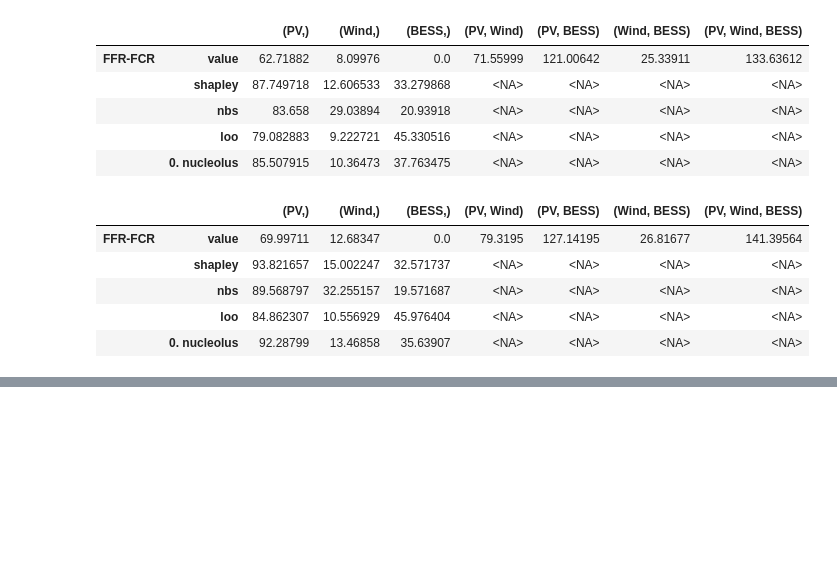
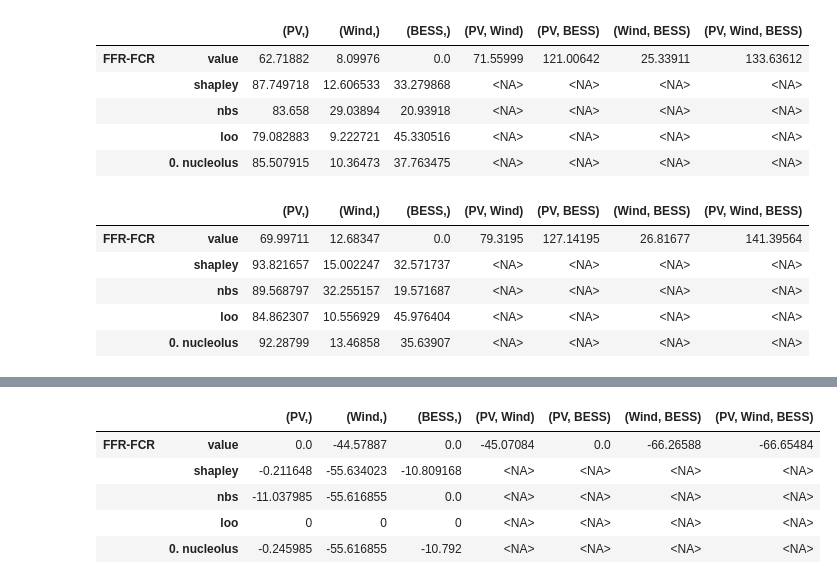
Before and after one commit to cvonholly/dvpp_reward_mechanism, a Jupyter notebook: frequency_analysis.ipynb, the cells around one changed output, grey strips where cells are left out. Drawn from its saved outputs; the diff is of its cells as text; code cells hidden in the pictures; blank space fills up the shorter version.

```diff
--- a/frequency_analysis.ipynb
+++ b/frequency_analysis.ipynb
@@ -209,6 +223,7 @@ from src.nucleolus import get_nucleolus
 # %%
 def add_reward_mechanisms(df: pd.DataFrame, players: list,
-                    add_LOO=False, add_nucleolus=True) -> pd.DataFrame:
+                    add_LOO=False, add_nucleolus=True,
+                    add_core_empty_nucleolus=False) -> pd.DataFrame:
     """
     Add shapely and nbs values to dataframe df, and optionally LOO and nucleolus.
 
@@ -232,7 +247,14 @@ def add_reward_mechanisms(df: pd.DataFrame, players: list,
         if add_LOO:
             loo = get_loo(v, players)
             df_new.loc[(idx, 'loo'), list((k,) for k in loo.keys())] = list(loo.values())
-        if add_nucleolus:
+        if add_core_empty_nucleolus:
+            print(v, players)
+            try:
+                nucleolus = get_least_core_nucleolus(v, players)
+                df_new.loc[(idx, '0. nucleolus'), list((k,) for k in nucleolus.keys())] = list(nucleolus.values())
+            except Exception as e:
+                print(f"Error computing nucleolus for {idx}: {e}")
+        elif add_nucleolus:
             # is_core_empty = core_nonempty(v, players)
             is_superadditive = game_is_superadditive(v, players)
             if not is_superadditive:
@@ -305,3 +323,11 @@ df_realized_mechanisms
 |  | nbs | 89.568797 | 32.255157 | 19.571687 | <NA> | <NA> | <NA> | <NA> |
 |  | loo | 84.862307 | 10.556929 | 45.976404 | <NA> | <NA> | <NA> | <NA> |
 |  | 0. nucleolus | 92.28799 | 13.46858 | 35.63907 | <NA> | <NA> | <NA> | <NA> |
+# %%
+df_expected = pd.read_csv('pics/v_case_max_error/expected_values_DPF.csv', index_col=0, header=[0,1,2])
+df_realized = pd.read_csv('pics/v_case_max_error/values_DPF.csv', index_col=0, header=[0,1,2])
+# %%
+df_expected.columns = [tuple(c for c in col if c!='nan') for col in df_expected.columns.values]
+df_realized.columns = [tuple(c for c in col if c!='nan') for col in df_realized.columns.values]
+df_expected = df_expected.iloc[:, 1:]
+df_realized = df_realized.iloc[:, 1:]
@@ -307,0 +344,2 @@ df_realized_mechanisms
+# %%
+df_realized_mechs = add_reward_mechanisms(df_realized, players, add_LOO=True, add_core_empty_nucleolus=True)
@@ -307,0 +352,9 @@ df_realized_mechanisms
+# %%
+df_realized_mechs
+# %% [output]
+|  |  | (PV,) | (Wind,) | (BESS,) | (PV, Wind) | (PV, BESS) | (Wind, BESS) | (PV, Wind, BESS) |
+| FFR-FCR | value | 0.0 | -44.57887 | 0.0 | -45.07084 | 0.0 | -66.26588 | -66.65484 |
+|  | shapley | -0.211648 | -55.634023 | -10.809168 | <NA> | <NA> | <NA> | <NA> |
+|  | nbs | -11.037985 | -55.616855 | 0.0 | <NA> | <NA> | <NA> | <NA> |
+|  | loo | 0 | 0 | 0 | <NA> | <NA> | <NA> | <NA> |
+|  | 0. nucleolus | -0.245985 | -55.616855 | -10.792 | <NA> | <NA> | <NA> | <NA> |
```
Also changed, not shown: parts of 16 cells of this notebook, 8 other files.
